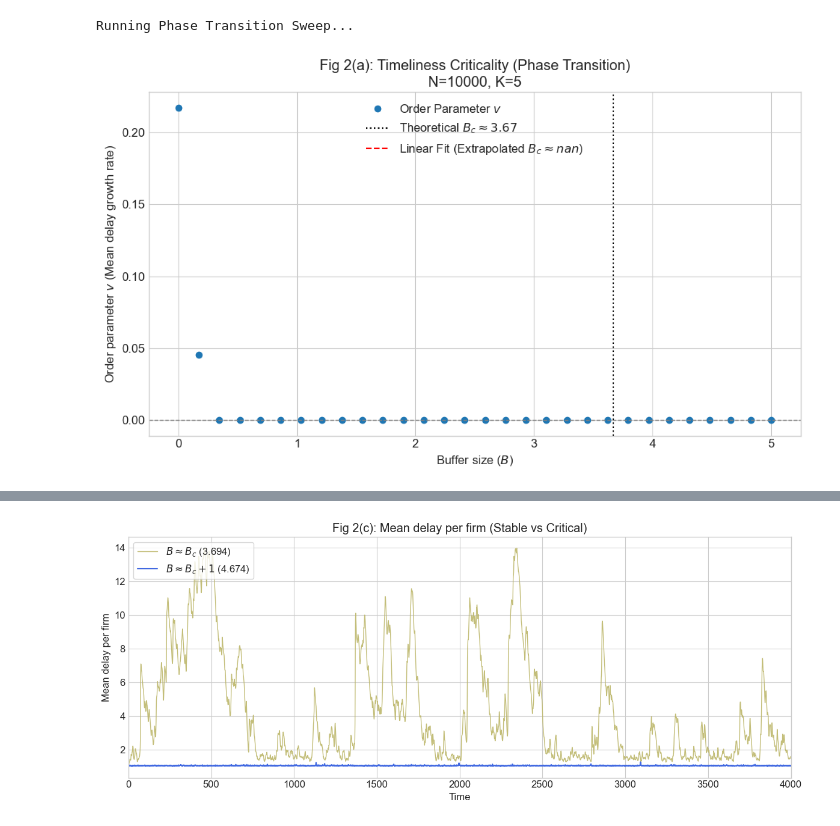
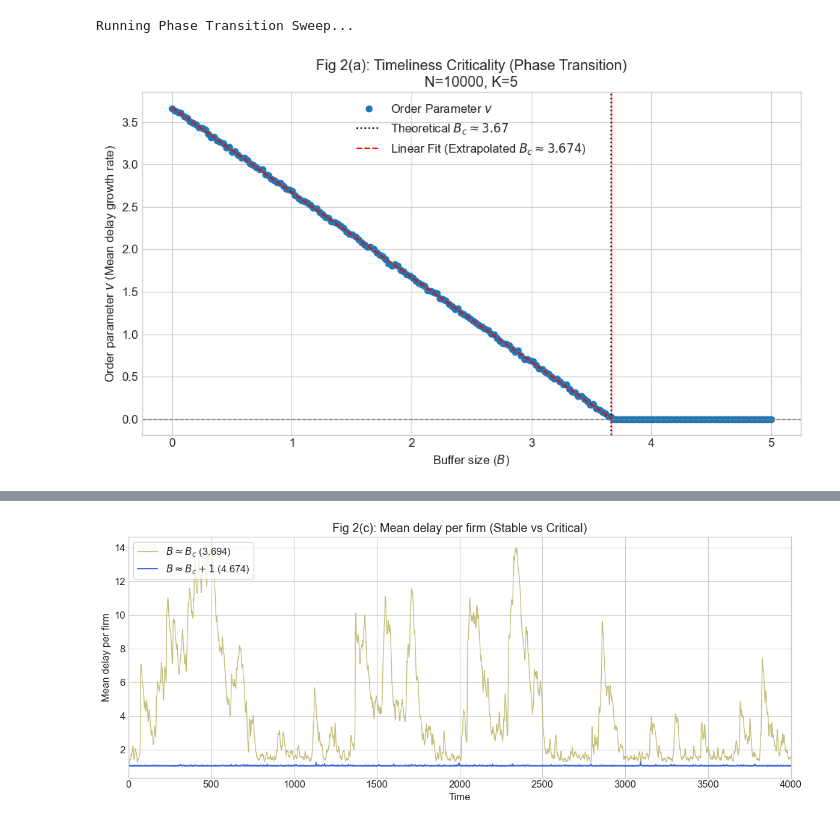
Before and after one commit to lschoonheid/CLS-7, a Jupyter notebook: my_tests.ipynb, the cells around one changed output, grey strips where cells are left out. Drawn from its saved outputs; the diff is of its cells as text; code cells hidden in the pictures.

Commit message:
WIP
Updated with attempt at ACF and avalanche size plots

```diff
--- a/my_tests.ipynb
+++ b/my_tests.ipynb
@@ -49,15 +26,0 @@ plt.show()
-# %%
-mu = 0
-sigma = 1
-alphas = [0.1, 0.3, 0.5]
-
-x = np.linspace(0.01, 3, 500)
-
-for a in alphas:
-    rv = expon(loc=mu, scale=sigma)
-    plt.plot(x, rv.pdf(x), label=f"σ = {sigma}")
-
-plt.legend()
-plt.xlabel("x")
-plt.ylabel("Probability Density")
-plt.show()
@@ -66,6 +27,5 @@ plt.show()
 # %%
-
-+9-def meanfield_simulation(N, K, T, B, return_full_history=False):
+def meanfield_simulation(N, K, T, B, return_full_history=False):
     """
     Simulates the delay evolution in a Mean Field (MF) approximation.
 
@@ -110,9 +70,7 @@ plt.show()
         buffered_delay = np.maximum(0, max_neighbor_delay - B)
 
         # 5. Add new intrinsic noise (epsilon)
-        # epsilon = expon.rvs(scale=1, size=N)
-        epsilon = levy.rvs(scale=0.5, size=N)
-        # epsilon = pareto.rvs(b=8,size=N) / 8
+        epsilon = np.random.exponential(scale=1.0, size=N)
         current_tau = buffered_delay + epsilon
 
         # Store results
@@ -139,7 +97,7 @@ def get_order_parameter(mean_delays_series):
 N = 10000     # Reduced slightly from 10k for speed, qualitative result is same
 K = 5        # Number of neighbors
 T = 2000     # Time steps
-B_values = np.linspace(0, 5.0, 30) # Range of Buffers to test
+B_values = np.linspace(0, 5.0, 200) # Range of Buffers to test
 
 velocities = []
 
@@ -159,31 +117,31 @@ mask = v_arr > 0.05  # Adjust threshold if necessary
 if np.any(mask):
     slope, intercept, r_value, p_value, std_err = linregress(B_values[mask], v_arr[mask])
     calculated_Bc = -intercept / slope
 else:
     calculated_Bc = None
 
 # --- Plotting Figure 2(a) ---
 plt.figure(figsize=(10, 6))
 plt.plot(B_values, velocities, 'o', markersize=6, color='#1f77b4', label='Order Parameter $v$')
 plt.axhline(0, color='gray', linestyle='--', linewidth=1)
 
 # Theoretical B_c
 Bc_approx = 3.67
 plt.axvline(Bc_approx, color='black', linestyle=':', label=f'Theoretical $B_c \\approx {Bc_approx}$')
 
 # Plot Calculated Fit
 if calculated_Bc:
     fit_x = np.linspace(B_values[mask][0], calculated_Bc, 50)
     plt.plot(fit_x, slope * fit_x + intercept, color='red', linestyle='--',
              label=f'Linear Fit (Extrapolated $B_c \\approx {calculated_Bc:.3f}$)')
     plt.axvline(calculated_Bc, color='red', alpha=0.3)
 
 plt.title(f'Fig 2(a): Timeliness Criticality (Phase Transition)\nN={N}, K={K}')
 plt.xlabel('Buffer size ($B$)')
 plt.ylabel('Order parameter $v$ (Mean delay growth rate)')
 plt.legend()
 plt.tight_layout()
 plt.show()
 # %% [output]
 Running Phase Transition Sweep...
-[figure, old version]
+[figure, new version]
```
Also changed, not shown: parts of 9 cells of this notebook.
